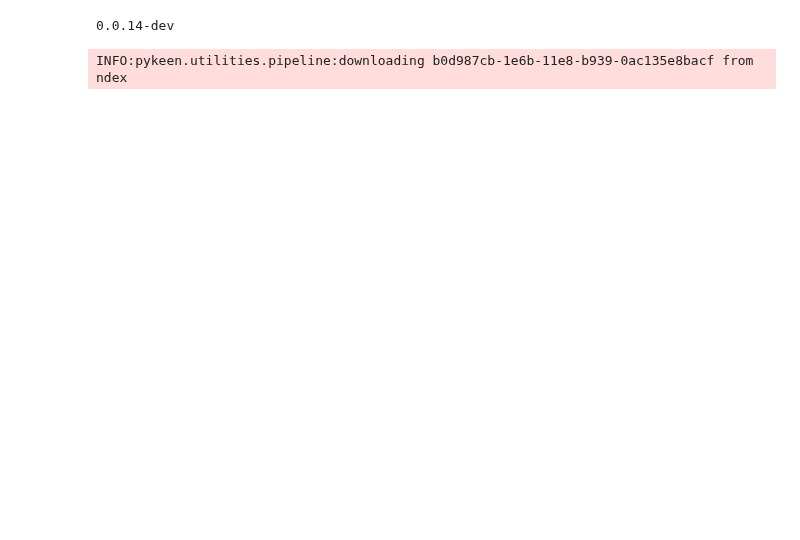
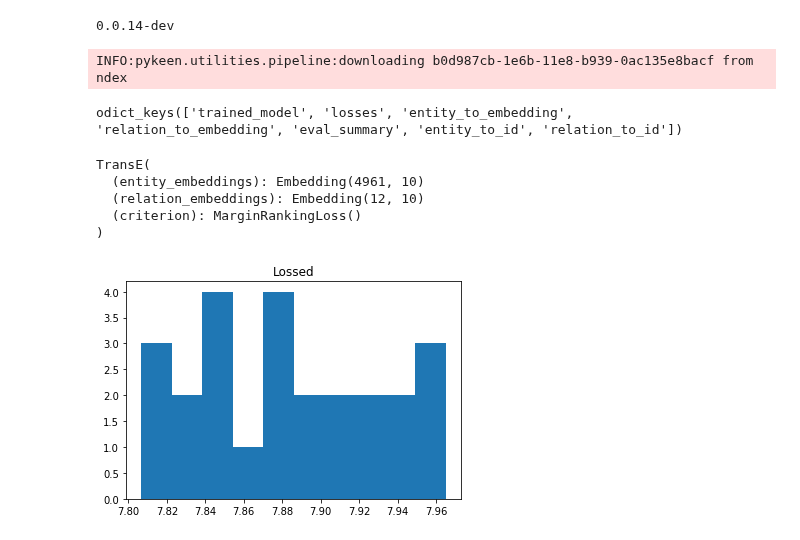
Before and after one commit to pykeen/pykeen, a Jupyter notebook: notebooks/Training from NDEx Data in HPO Mode.ipynb, the cells around one changed output. Cells and saved outputs as stored; diff of their text form; code cells hidden in the pictures; blank space fills up the shorter version.

```diff
--- a/notebooks/Training from NDEx Data in HPO Mode.ipynb
+++ b/notebooks/Training from NDEx Data in HPO Mode.ipynb
@@ -33,7 +38,7 @@ config = dict(
     training_set_path           = 'ndex:b0d987cb-1e6b-11e8-b939-0ac135e8bacf',
     random_seed                 = 0,
     hpo_mode                    = True,
-    maximum_number_of_hpo_iters = 2,
+    maximum_number_of_hpo_iters = 50,
     kg_embedding_model_name     = 'TransE',
     embedding_dim               = 10,
     normalization_of_entities   = 2,  # corresponds to L2
@@ -50,3 +55,21 @@ results = pykeen.run(
 )
 # %% [output]
 INFO:pykeen.utilities.pipeline:downloading b0d987cb-1e6b-11e8-b939-0ac135e8bacf from ndex
+# %%
+results.results.keys()
+# %% [output]
+odict_keys(['trained_model', 'losses', 'entity_to_embedding', 'relation_to_embedding', 'eval_summary', 'entity_to_id', 'relation_to_id'])
+# %%
+results.results['trained_model']
+# %% [output]
+TransE(
+  (entity_embeddings): Embedding(4961, 10)
+  (relation_embeddings): Embedding(12, 10)
+  (criterion): MarginRankingLoss()
+)
+# %%
+plt.title('Lossed')
+plt.hist(results.results['losses'])
+plt.show()
+# %% [output]
+[figure, added]
```
Also changed, not shown: parts of 5 cells of this notebook.
